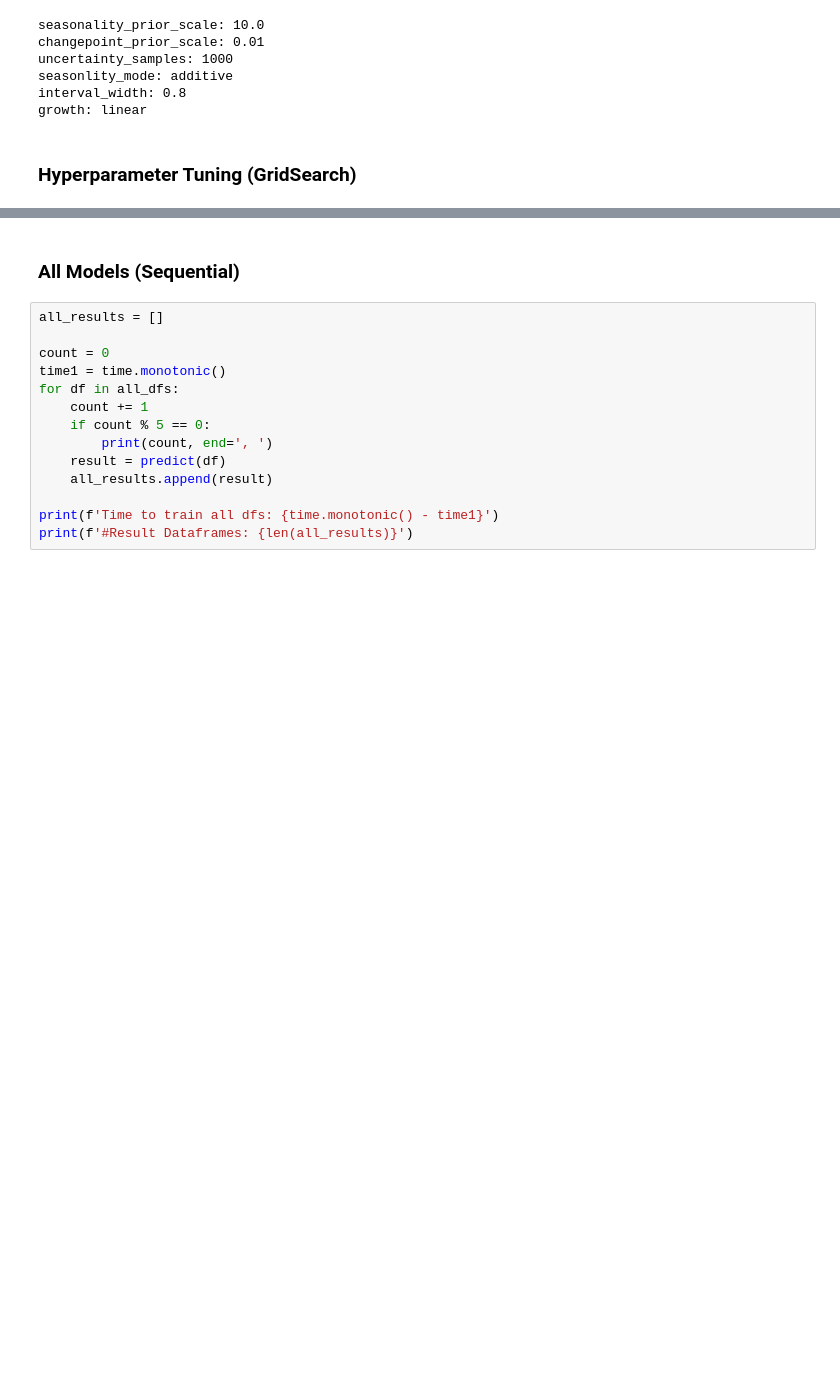
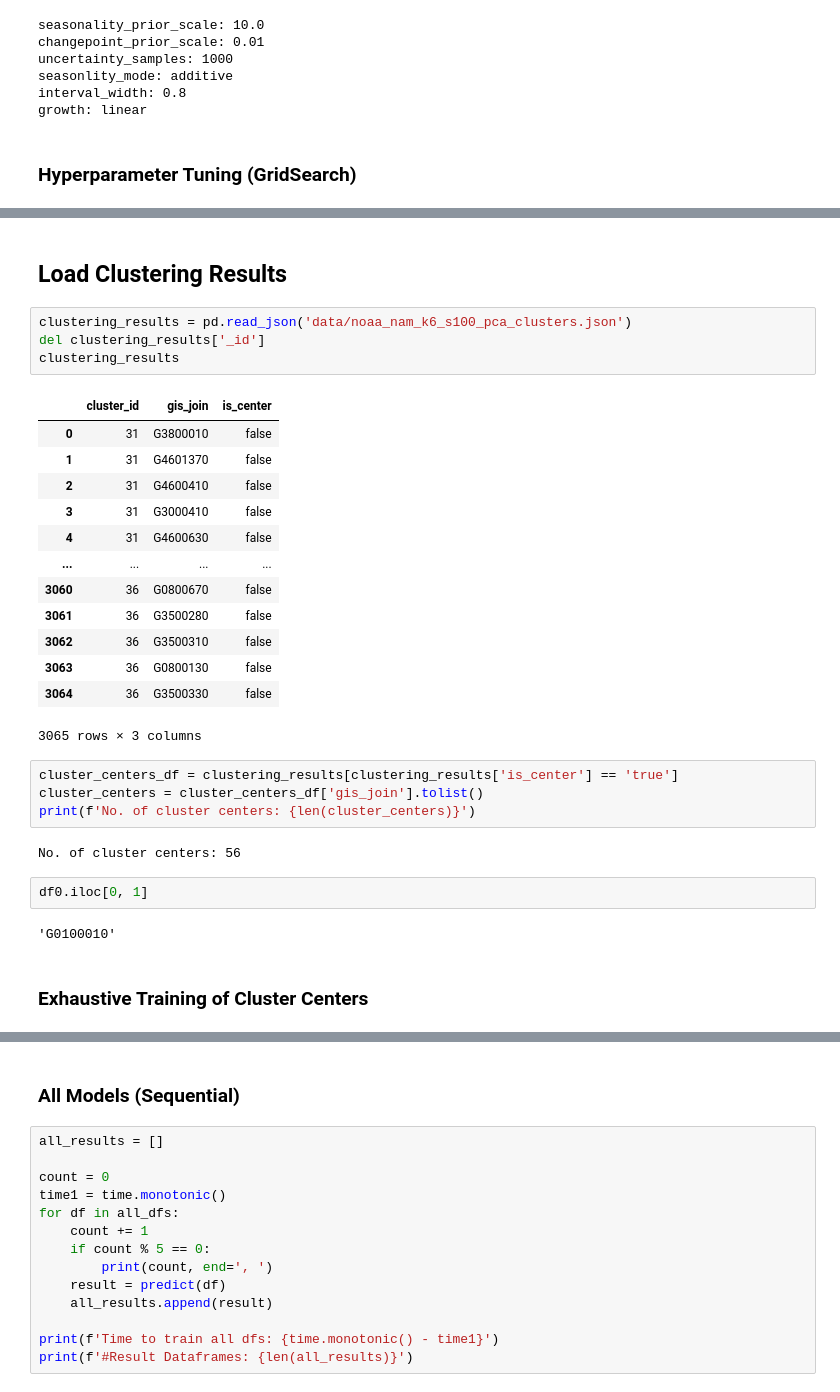
Before and after one commit to menuka94/sustain-timeseries, a Jupyter notebook: Time Series Forecasting.ipynb, the cells around one changed output, grey strips where cells are left out. Saved outputs shown, nothing was run; the diff lists cells and outputs as text; blank space fills up the shorter version.

Commit message:
feat: train cluster centers

```diff
--- a/Time Series Forecasting.ipynb
+++ b/Time Series Forecasting.ipynb
@@ -253,0 +270,32 @@ tuning_results
+# %% [markdown]
+## Load Clustering Results
+# %%
+clustering_results = pd.read_json('data/noaa_nam_k6_s100_pca_clusters.json')
+del clustering_results['_id']
+clustering_results
+# %% [output]
+|  | cluster_id | gis_join | is_center |
+| 0 | 31 | G3800010 | false |
+| 1 | 31 | G4601370 | false |
+| 2 | 31 | G4600410 | false |
+| 3 | 31 | G3000410 | false |
+| 4 | 31 | G4600630 | false |
+| ... | ... | ... | ... |
+| 3060 | 36 | G0800670 | false |
+| 3061 | 36 | G3500280 | false |
+| 3062 | 36 | G3500310 | false |
+| 3063 | 36 | G0800130 | false |
+| 3064 | 36 | G3500330 | false |
+3065 rows × 3 columns
+# %%
+cluster_centers_df = clustering_results[clustering_results['is_center'] == 'true']
+cluster_centers = cluster_centers_df['gis_join'].tolist()
+print(f'No. of cluster centers: {len(cluster_centers)}')
+# %% [output]
+No. of cluster centers: 56
+# %%
+df0.iloc[0, 1]
+# %% [output]
+'G0100010'
+# %% [markdown]
+### Exhaustive Training of Cluster Centers
```
Also changed, not shown: parts of 14 cells of this notebook.
